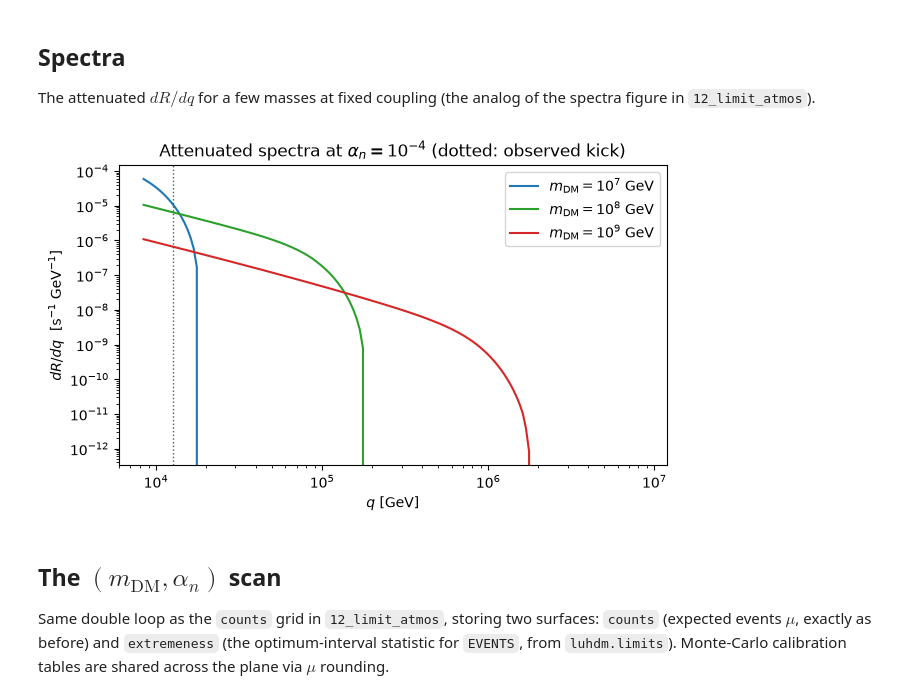
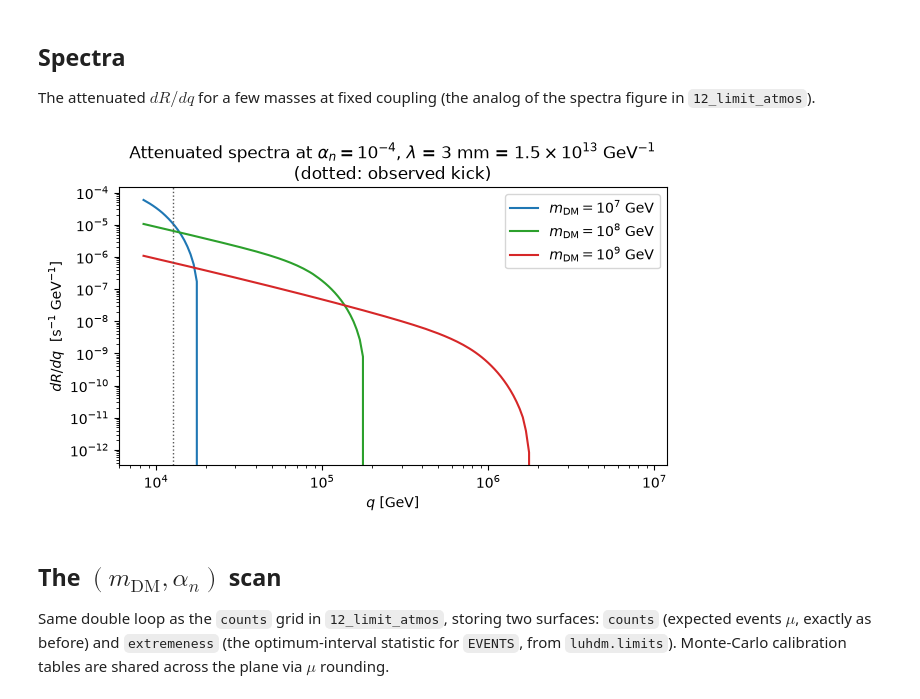
Before and after one commit to PolonaiseExperiment/luhdm, a Jupyter notebook: notebooks/limit_contour.ipynb, the cells around one changed output. Saved outputs shown, nothing was run; the diff lists cells and outputs as text; code cells hidden in the pictures.

Commit message:
Plot labels: state the mediator range in both meters and GeV^-1

```diff
--- a/notebooks/limit_contour.ipynb
+++ b/notebooks/limit_contour.ipynb
@@ -37,6 +37,14 @@ Q_THRESH = config.Q_THRESH
 T_TOTAL = 3600 * 24 * 7 * 2      # 2 weeks in seconds
 CONFIDENCE = 0.95
 
+def lamb_label(lamb_m):
+    # mediator range in SI and natural units, for plot labels
+    x = units.conv_m2pGeV(lamb_m)
+    e = int(np.floor(np.log10(x)))
+    si = f"{lamb_m * 1e3:.0f} mm" if lamb_m < 1 else f"{lamb_m:.0f} m"
+    return rf"$\lambda$ = {si} = ${x / 10**e:.1f}\times10^{{{e}}}$ GeV$^{{-1}}$"
+
+
 np.random.seed(20260702)         # luhdm samplers use legacy np.random
 print(f"N_n = {config.N_NEUTRONS:.2e}   q_th = {Q_THRESH:.0f} GeV   "
       f"xi = {R_eff / LAMB:.3f}")
@@ -109,27 +117,27 @@ spectra figure in `12_limit_atmos`).
 # %%
 ALPHA_N_SHOW = 1e-4
 qs_plot = np.geomspace(Q_THRESH, 1000 * Q_THRESH, 160)
 
 fig, ax = plt.subplots(figsize=(6.5, 4))
 for m, color in [(1e7, "#1f77b4"), (1e8, "#2ca02c"), (1e9, "#d62728")]:
     v_min = qs_plot.min() / m / 10
     v_f_samples = atmosphere.compute_v_f_distribution(
         ALPHA_N_SHOW, LAMB, m, v_i_samples, v_min=v_min, n_grid=80)
     f_v_f = atmosphere.compute_f_vf(v_f_samples, v_min)[0]
     ax.loglog(qs_plot,
               differential_rate_trapz(qs_plot, ALPHA_N_SHOW, LAMB, m, R_eff,
                                       f_v_f, interpolant),
               color=color, label=rf"$m_{{\rm DM}} = 10^{{{int(np.log10(m))}}}$ GeV")
 for q_ev in EVENTS:
     ax.axvline(q_ev, color="#555555", lw=1, ls=":")
 ax.set_xlabel(r"$q$ [GeV]")
 ax.set_ylabel(r"$dR/dq$  [s$^{-1}$ GeV$^{-1}$]")
-ax.set_title(rf"Attenuated spectra at $\alpha_n = 10^{{-4}}$ "
-             "(dotted: observed kick)")
+ax.set_title(rf"Attenuated spectra at $\alpha_n = 10^{{-4}}$, " + lamb_label(LAMB)
+             + "\n(dotted: observed kick)")
 ax.legend()
 fig.tight_layout()
 # %% [output]
-[figure, old version]
+[figure, new version]
 # %% [markdown]
 ## The $(m_\text{DM}, \alpha_n)$ scan
 
```
Also changed, not shown: parts of 2 cells of this notebook, 2 other files.
